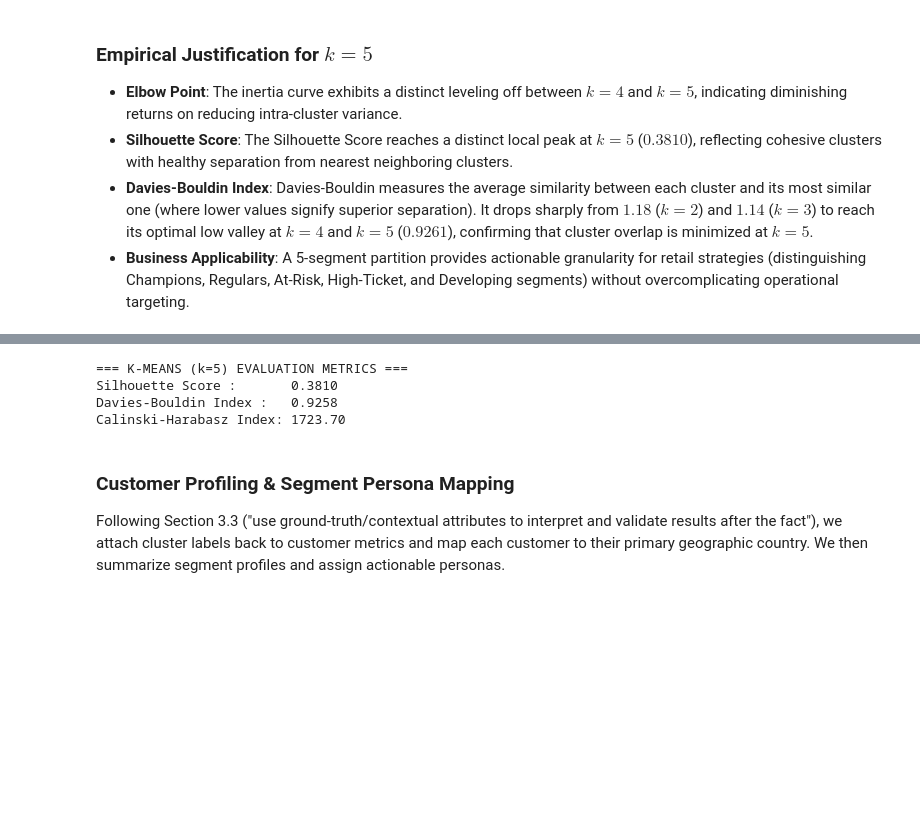
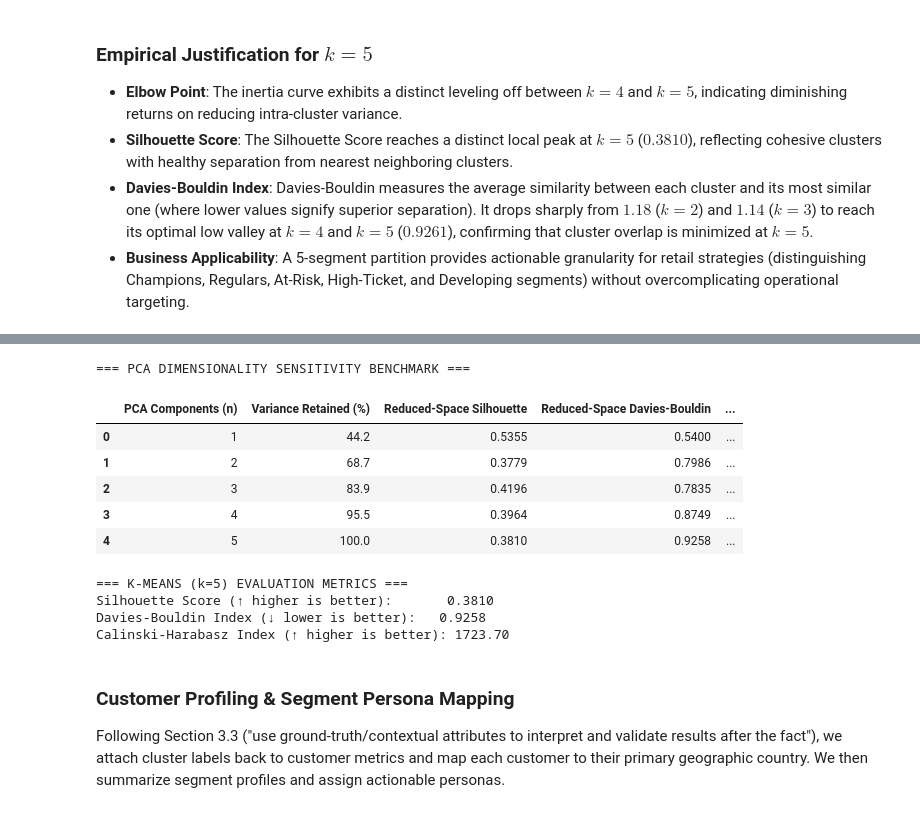
Before and after one commit to beppvis/23CSE301-Machine-Learning-Project, a Jupyter notebook: notebooks/Clustering.ipynb, the cells around one changed output, grey strips where cells are left out. Cells and saved outputs as stored; diff of their text form; code cells hidden in the pictures; blank space fills up the shorter version.

```diff
--- a/notebooks/Clustering.ipynb
+++ b/notebooks/Clustering.ipynb
@@ -173,7 +167,6 @@ Cleaned transactions shape: 392,732 rows
 Unique customers: 4,339
 # %%
 class CustomerFeatureExtractor(BaseEstimator, TransformerMixin):
-    """Extracts customer-level RFM and order value features from raw transactions."""
     def __init__(self, reference_date=None, iqr_multiplier=1.5):
         self.reference_date = reference_date
         self.iqr_multiplier = iqr_multiplier
@@ -192,8 +185,7 @@ class CustomerFeatureExtractor(BaseEstimator, TransformerMixin):
         data['UnitPrice'] = pd.to_numeric(data['UnitPrice'], errors='coerce').fillna(0.0)
         data['Amount'] = data['Quantity'] * data['UnitPrice']
 
-        ref_date = self.reference_date or (data['InvoiceDate'].max() + pd.Timedelta(days=1))
-
+        ref_date = self.reference_date or (data['InvoiceDate'].max() + pd.DateOffset(days=1))
         # RFM and order value aggregations per customer
         customer_df = data.groupby('CustomerID').agg(
             recency=('InvoiceDate', lambda x: (ref_date - x.max()).days),
@@ -310,3 +327,48 @@ plt.show()
+# %%
+pca_sensitivity = []
+
+for n in [1, 2, 3, 4, 5]:
+    if n < 5:
+        pca_test = PCA(n_components=n, random_state=RANDOM_STATE)
+        X_test = pca_test.fit_transform(X_scaled)
+        var_pct = pca_test.explained_variance_ratio_.sum() * 100
+    else:
+        X_test = X_scaled
+        var_pct = 100.0
+
+    km_test = KMeans(n_clusters=5, random_state=RANDOM_STATE, n_init=10).fit(X_test)
+
+    # Metric in the reduced space
+    sil_reduced = silhouette_score(X_test, km_test.labels_)
+    db_reduced = davies_bouldin_score(X_test, km_test.labels_)
+    ch_reduced = calinski_harabasz_score(X_test, km_test.labels_)
+
+    # True metric in the original 5D customer feature space
+    sil_true = silhouette_score(X_scaled, km_test.labels_)
+    db_true = davies_bouldin_score(X_scaled, km_test.labels_)
+    ch_true = calinski_harabasz_score(X_scaled, km_test.labels_)
+
+    pca_sensitivity.append({
+        'PCA Components (n)': n,
+        'Variance Retained (%)': round(var_pct, 1),
+        'Reduced-Space Silhouette': round(sil_reduced, 4),
+        'Reduced-Space Davies-Bouldin': round(db_reduced, 4),
+        'Silhouette Score': round(sil_true, 4),
+        'Davies-Bouldin': round(db_true, 4),
+        'Calinski-Harabasz': round(ch_true, 2)
+    })
+
+pca_sensitivity_df = pd.DataFrame(pca_sensitivity)
+print("=== PCA DIMENSIONALITY SENSITIVITY BENCHMARK ===")
+pca_sensitivity_df
+# %% [output]
+=== PCA DIMENSIONALITY SENSITIVITY BENCHMARK ===
+|  | PCA Components (n) | Variance Retained (%) | Reduced-Space Silhouette | Reduced-Space Davies-Bouldin | ... |
+| 0 | 1 | 44.2 | 0.5355 | 0.5400 | ... |
+| 1 | 2 | 68.7 | 0.3779 | 0.7986 | ... |
+| 2 | 3 | 83.9 | 0.4196 | 0.7835 | ... |
+| 3 | 4 | 95.5 | 0.3964 | 0.8749 | ... |
+| 4 | 5 | 100.0 | 0.3810 | 0.9258 | ... |
 # %%
 kmeans = KMeans(n_clusters=5, random_state=RANDOM_STATE, n_init=10)
 kmeans_labels = kmeans.fit_predict(X_scaled)
@@ -317,14 +379,14 @@ kmeans_db = davies_bouldin_score(X_scaled, kmeans_labels)
 kmeans_ch = calinski_harabasz_score(X_scaled, kmeans_labels)
 
 print("=== K-MEANS (k=5) EVALUATION METRICS ===")
-print(f"Silhouette Score :       {kmeans_sil:.4f}")
-print(f"Davies-Bouldin Index :   {kmeans_db:.4f}")
-print(f"Calinski-Harabasz Index: {kmeans_ch:.2f}")
+print(f"Silhouette Score (↑ higher is better):       {kmeans_sil:.4f}")
+print(f"Davies-Bouldin Index (↓ lower is better):   {kmeans_db:.4f}")
+print(f"Calinski-Harabasz Index (↑ higher is better): {kmeans_ch:.2f}")
 # %% [output]
 === K-MEANS (k=5) EVALUATION METRICS ===
-Silhouette Score :       0.3810
-Davies-Bouldin Index :   0.9258
-Calinski-Harabasz Index: 1723.70
+Silhouette Score (↑ higher is better):       0.3810
+Davies-Bouldin Index (↓ lower is better):   0.9258
+Calinski-Harabasz Index (↑ higher is better): 1723.70
 # %% [markdown]
 ### Customer Profiling & Segment Persona Mapping
 Following Section 3.3 ("use ground-truth/contextual attributes to interpret and validate results after the fact"), we attach cluster labels back to customer metrics and map each customer to their primary geographic country. We then summarize segment profiles and assign actionable personas.
```
Also changed, not shown: parts of 8 cells of this notebook, 1 other file.
